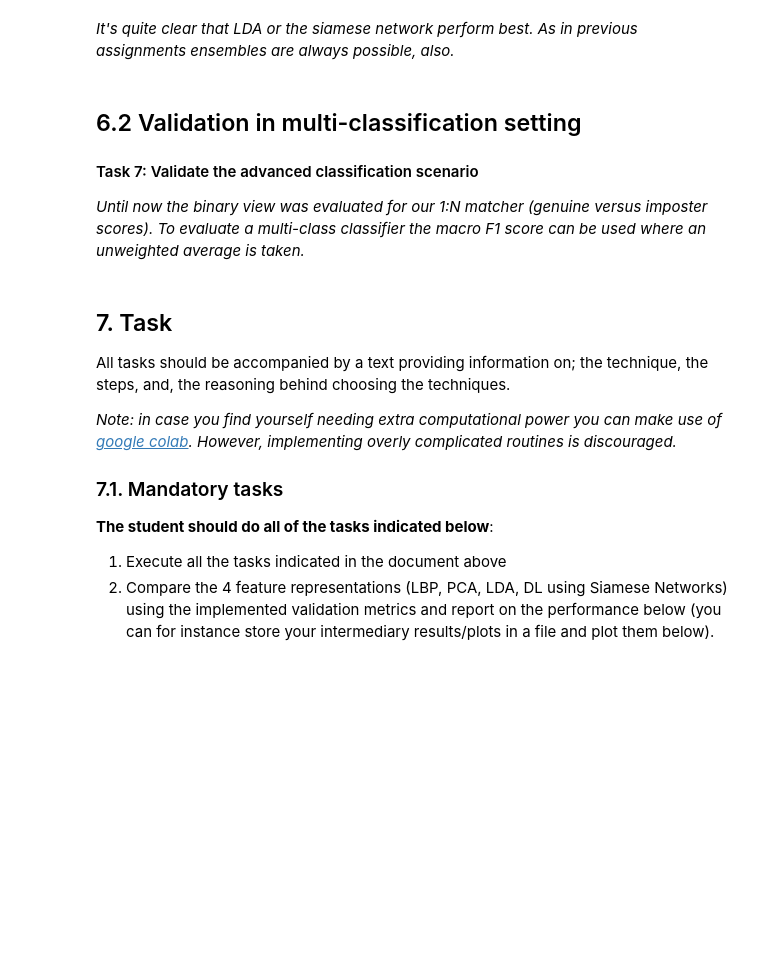
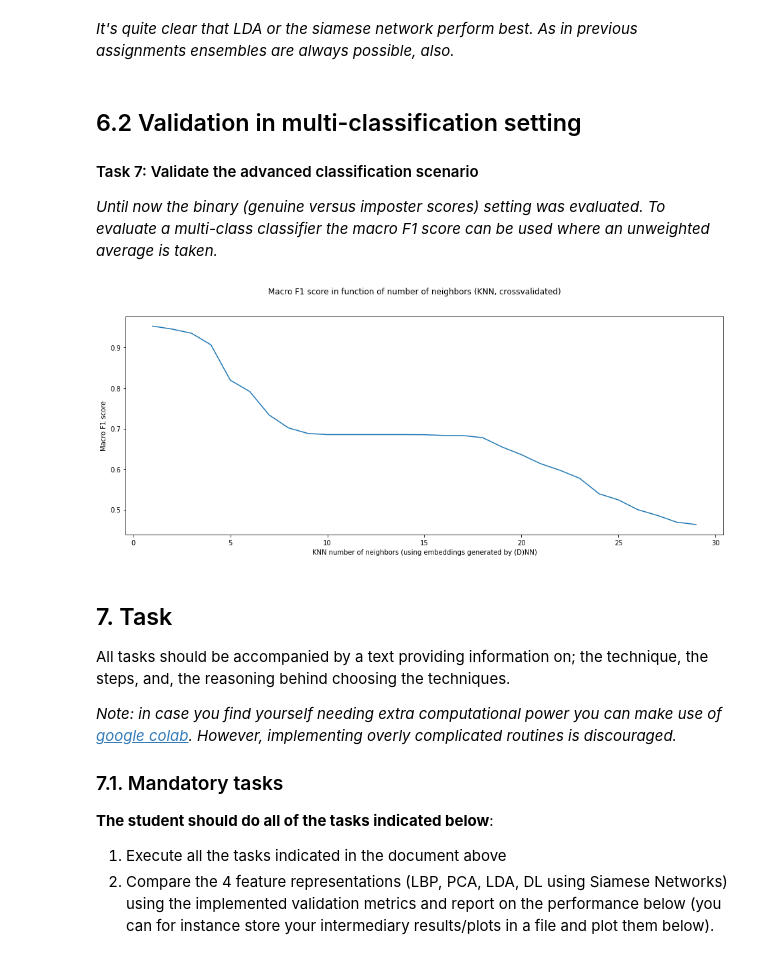
Before and after one commit to BrunoVandekerkhove/biometric-systems, a Jupyter notebook: face_recognition/facial_recognition.ipynb, the cells around one changed output. Cells and saved outputs as stored; diff of their text form; code cells hidden in the pictures; blank space fills up the shorter version.

```diff
--- a/face_recognition/facial_recognition.ipynb
+++ b/face_recognition/facial_recognition.ipynb
@@ -743,7 +747,35 @@ plt.show()
 
 #### Task 7: Validate the advanced classification scenario
 
-*Until now the binary view was evaluated for our 1:N matcher (genuine versus imposter scores). To evaluate a multi-class classifier the macro F1 score can be used where an unweighted average is taken.*
+*Until now the binary (genuine versus imposter scores) setting was evaluated. To evaluate a multi-class classifier the macro F1 score can be used where an unweighted average is taken.*
+# %%
+from sklearn.model_selection import cross_val_score
+from sklearn import metrics
+#from sklearn.metrics import auc
+#from sklearn.model_selection import LeaveOneOut
+
+#validator = LeaveOneOut()
+#for idx_train, idx_validation in validator.split(X):
+
+#print(sorted(metrics.SCORERS.keys()))
+
+embeddings_train = strategy.describe(x_train)
+nn_scores = []
+test_values = list(range(1,30))
+for nb_neighbors in test_values:
+  knn = KNeighborsClassifier(n_neighbors=nb_neighbors, metric='euclidean')
+  scores = cross_val_score(knn, embeddings_train, y_train, cv=3, scoring='f1_macro')
+  nn_scores.append(sum(scores) / len(scores))
+
+# Visualise
+figure, axes = plt.subplots(figsize=(16,6))
+figure.suptitle('Macro F1 score in function of number of neighbors (KNN, crossvalidated)')
+plt.plot(test_values, nn_scores)
+axes.set(ylabel='Macro F1 score')
+axes.set(xlabel='KNN number of neighbors (using embeddings generated by ' + strategy.name + ')')
+plt.show()
+# %% [output]
+[figure, added]
 # %% [markdown]
 ## 7. Task
 All tasks should be accompanied by a text providing information on; the technique, the steps, and, the reasoning behind choosing the techniques.
```
Also changed, not shown: parts of 12 cells of this notebook.
